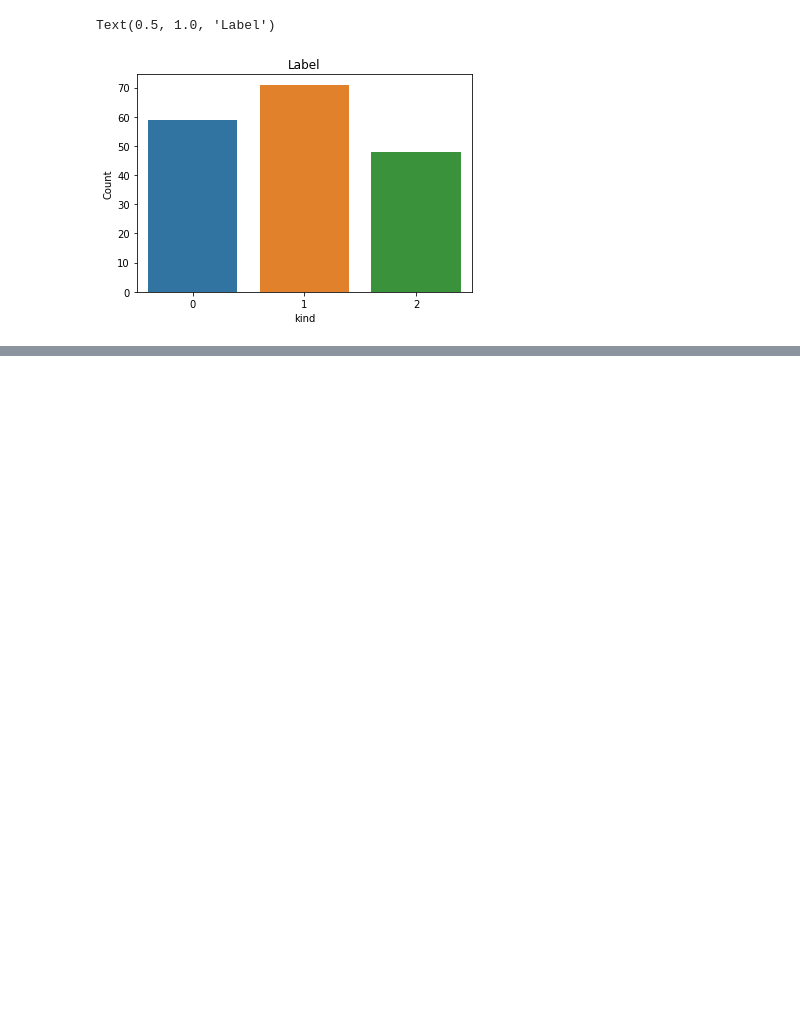
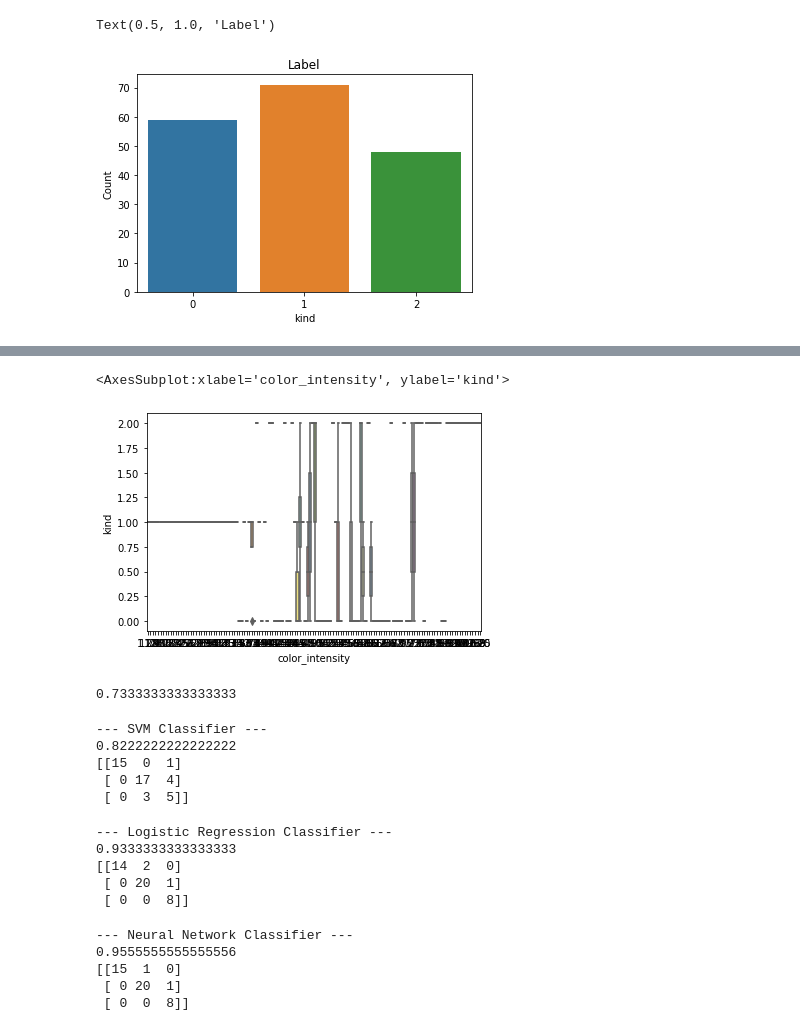
Before and after one commit to g202235409/practice, a Jupyter notebook: 3.10.ipynb, the cells around one changed output, grey strips where cells are left out. Saved outputs shown, nothing was run; the diff lists cells and outputs as text; code cells hidden in the pictures; blank space fills up the shorter version.

```diff
--- a/3.10.ipynb
+++ b/3.10.ipynb
@@ -21,0 +62,70 @@ Text(0.5, 1.0, 'Label')
+# %%
+sns.boxplot(x="color_intensity", y="kind",data=totall_data, palette="Set3")
+# %% [output]
+<AxesSubplot:xlabel='color_intensity', ylabel='kind'>
+[figure, added]
+# %%
+from sklearn.model_selection import train_test_split
+from sklearn.linear_model import LogisticRegression
+from sklearn.svm import SVC
+from sklearn.neural_network import MLPClassifier
+from sklearn.tree import DecisionTreeClassifier
+from sklearn.metrics import accuracy_score
+from sklearn.metrics import confusion_matrix
+
+X=totall_data.drop('kind',axis=1)
+X.head()
+y=df_target
+X_train, X_test, y_train, y_test = train_test_split(X, y,test_size=0.25,random_state=0)
+amodel = KNeighborsClassifier(n_neighbors=3)
+amodel.fit(X_train, y_train)
+prediction = amodel.predict(X_test)
+accuracy = amodel.score(X_test, y_test)
+print(accuracy)
+# %% [output]
+0.7333333333333333
+# %%
+clf_svm = SVC(random_state=0)
+clf_svm.fit(X_train, y_train)
+
+pred_svm = clf_svm.predict(X_test)
+
+print("\n--- SVM Classifier ---")
+print(accuracy_score(y_test, pred_svm))
+print(confusion_matrix(y_test, pred_svm))
+# %% [output]
+--- SVM Classifier ---
+0.8222222222222222
+[[15  0  1]
+ [ 0 17  4]
+ [ 0  3  5]]
+# %%
+clf_lr = LogisticRegression(random_state=0)
+clf_lr.fit(X_train, y_train)
+
+pred_lr = clf_lr.predict(X_test)
+
+print ("\n--- Logistic Regression Classifier ---")
+print (accuracy_score(y_test, pred_lr))
+print (confusion_matrix(y_test, pred_lr))
+# %% [output]
+--- Logistic Regression Classifier ---
+0.9333333333333333
+[[14  2  0]
+ [ 0 20  1]
+ [ 0  0  8]]
+# %%
+clf_nn = MLPClassifier(random_state=0)
+clf_nn.fit(X_train, y_train)
+
+pred_nn = clf_nn.predict(X_test)
+
+print ("\n--- Neural Network Classifier ---")
+print (accuracy_score(y_test, pred_nn))
+print (confusion_matrix(y_test, pred_nn))
+# %% [output]
+--- Neural Network Classifier ---
+0.9555555555555556
+[[15  1  0]
+ [ 0 20  1]
+ [ 0  0  8]]
```
Also changed, not shown: parts of 7 cells of this notebook.
